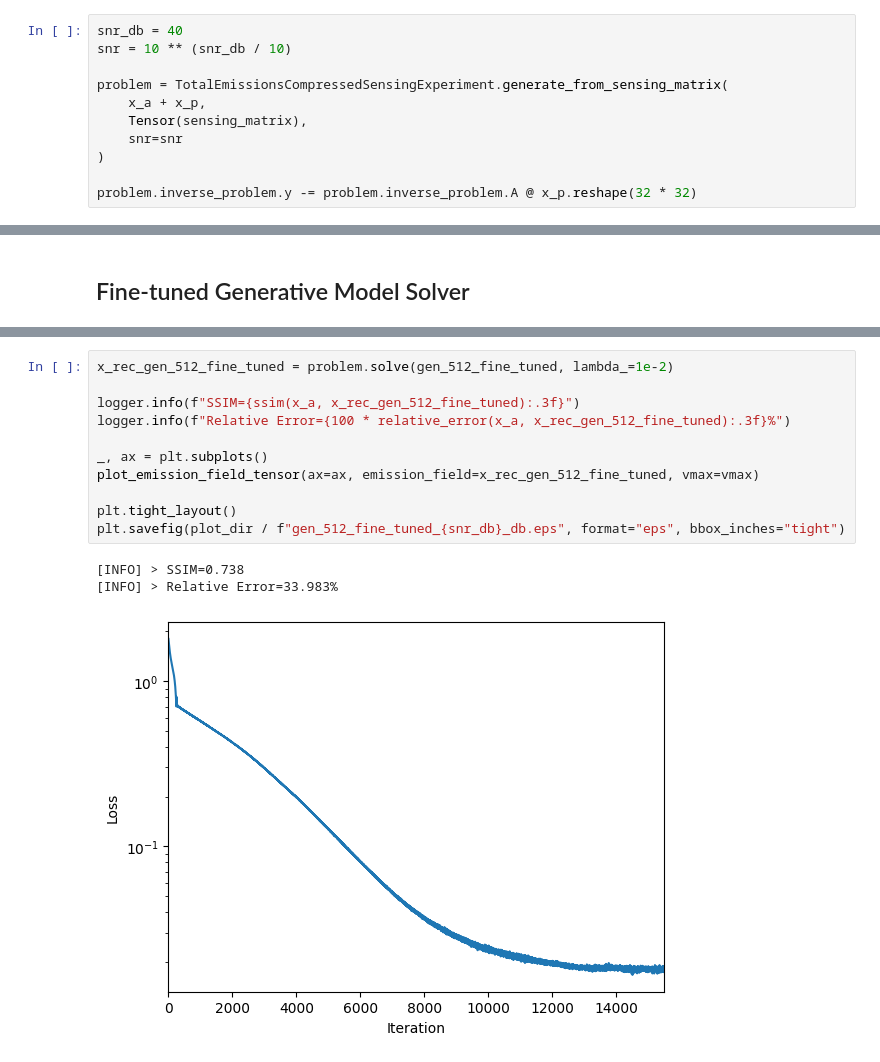
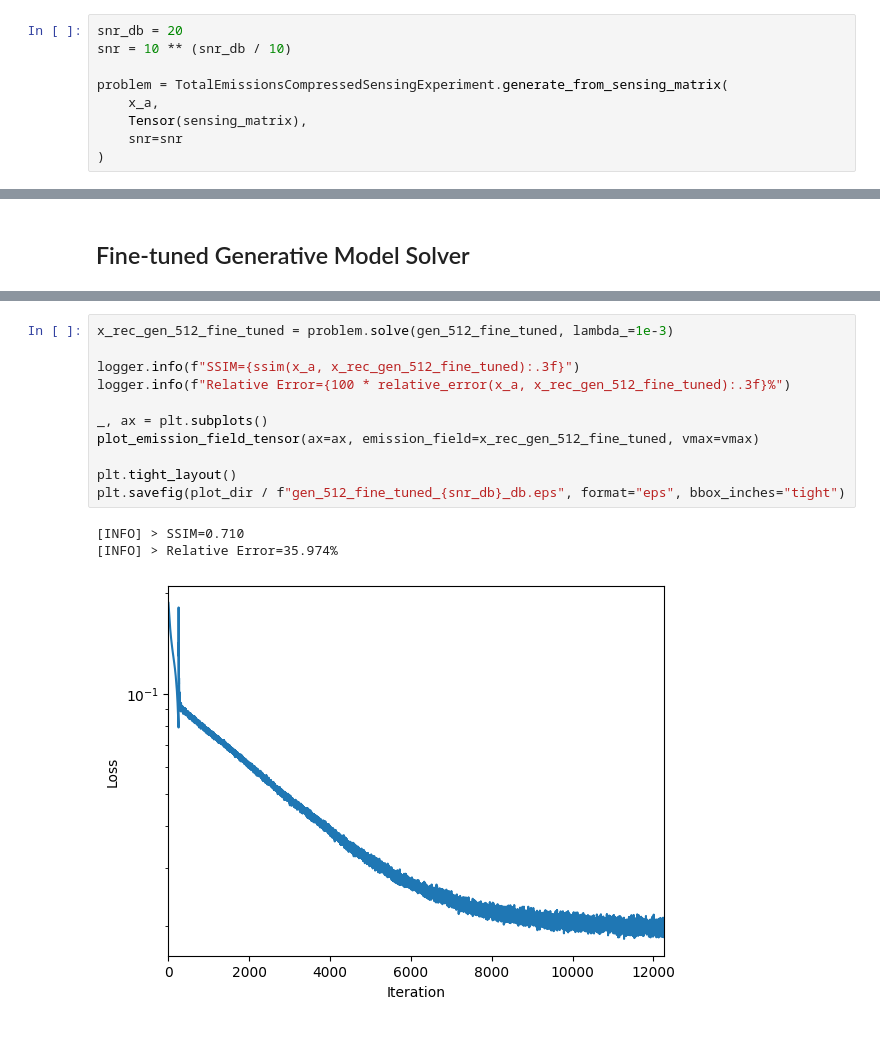
Before and after one commit to tum-esm/inventory-embeddings, a Jupyter notebook: notebooks/experiments/gaussian_plume_example.ipynb, the cells around one changed output, grey strips where cells are left out. Drawn from its saved outputs; the diff is of its cells as text.

```diff
--- a/notebooks/experiments/gaussian_plume_example.ipynb
+++ b/notebooks/experiments/gaussian_plume_example.ipynb
@@ -136,16 +135,14 @@ plt.savefig(plot_dir / "target.eps", format="eps", bbox_inches="tight")
 # %% [markdown]
 # Low Noise Scenario
 # %%
-snr_db = 40
+snr_db = 20
 snr = 10 ** (snr_db / 10)
 
 problem = TotalEmissionsCompressedSensingExperiment.generate_from_sensing_matrix(
-    x_a + x_p,
+    x_a,
     Tensor(sensing_matrix),
     snr=snr
 )
-
-problem.inverse_problem.y -= problem.inverse_problem.A @ x_p.reshape(32 * 32)
 # %% [markdown]
 ## Least Squares
 # %%
@@ -286,15 +283,15 @@ plt.savefig(plot_dir / f"gen_256_fine_tuned_{snr_db}_db.eps", format="eps", bbox
 # %%
-x_rec_gen_512_fine_tuned = problem.solve(gen_512_fine_tuned, lambda_=1e-2)
+x_rec_gen_512_fine_tuned = problem.solve(gen_512_fine_tuned, lambda_=1e-3)
 
 logger.info(f"SSIM={ssim(x_a, x_rec_gen_512_fine_tuned):.3f}")
 logger.info(f"Relative Error={100 * relative_error(x_a, x_rec_gen_512_fine_tuned):.3f}%")
 
 _, ax = plt.subplots()
 plot_emission_field_tensor(ax=ax, emission_field=x_rec_gen_512_fine_tuned, vmax=vmax)
 
 plt.tight_layout()
 plt.savefig(plot_dir / f"gen_512_fine_tuned_{snr_db}_db.eps", format="eps", bbox_inches="tight")
 # %% [output]
-[INFO] > SSIM=0.738
-[INFO] > Relative Error=33.983%
+[INFO] > SSIM=0.710
+[INFO] > Relative Error=35.974%
-[figure, old version]
+[figure, new version]
```
Also changed, not shown: parts of 13 cells of this notebook, 2 other files.
